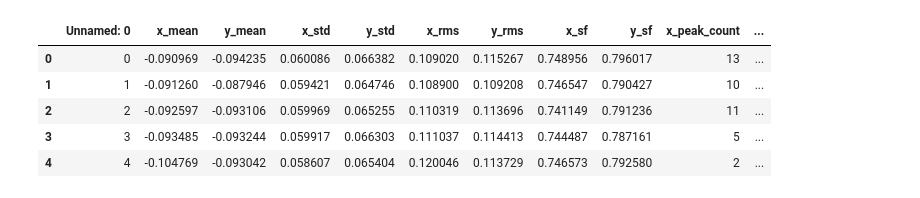
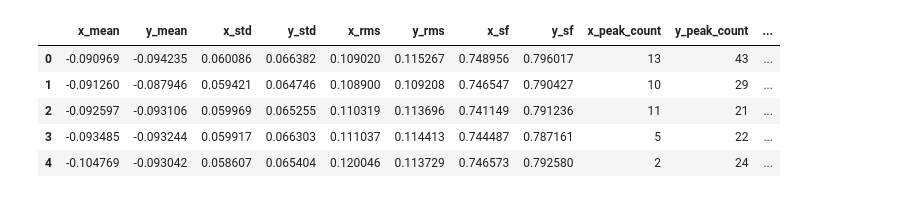
Before and after one commit to KonstantinTheHandsome/DS-Final-Ass, a Jupyter notebook: train/Predictions.IPYNB, the cells around one changed output. Drawn from its saved outputs; the diff is of its cells as text; code cells hidden in the pictures.

Commit message:
predictions

```diff
--- a/train/Predictions.IPYNB
+++ b/train/Predictions.IPYNB
@@ -8,13 +18,13 @@ import statsmodels.api as sm
 # %%
-dat = pd.read_csv(('bearing_prediction_data.csv'))
+dat = pd.read_csv('bearing_prediction_data.csv', index_col= 0)
 dat.head()
 # %% [output]
-|  | Unnamed: 0 | x_mean | y_mean | x_std | y_std | x_rms | y_rms | x_sf | y_sf | x_peak_count | ... |
-| 0 | 0 | -0.090969 | -0.094235 | 0.060086 | 0.066382 | 0.109020 | 0.115267 | 0.748956 | 0.796017 | 13 | ... |
-| 1 | 1 | -0.091260 | -0.087946 | 0.059421 | 0.064746 | 0.108900 | 0.109208 | 0.746547 | 0.790427 | 10 | ... |
-| 2 | 2 | -0.092597 | -0.093106 | 0.059969 | 0.065255 | 0.110319 | 0.113696 | 0.741149 | 0.791236 | 11 | ... |
-| 3 | 3 | -0.093485 | -0.093244 | 0.059917 | 0.066303 | 0.111037 | 0.114413 | 0.744487 | 0.787161 | 5 | ... |
-| 4 | 4 | -0.104769 | -0.093042 | 0.058607 | 0.065404 | 0.120046 | 0.113729 | 0.746573 | 0.792580 | 2 | ... |
+|  | x_mean | y_mean | x_std | y_std | x_rms | y_rms | x_sf | y_sf | x_peak_count | y_peak_count | ... |
+| 0 | -0.090969 | -0.094235 | 0.060086 | 0.066382 | 0.109020 | 0.115267 | 0.748956 | 0.796017 | 13 | 43 | ... |
+| 1 | -0.091260 | -0.087946 | 0.059421 | 0.064746 | 0.108900 | 0.109208 | 0.746547 | 0.790427 | 10 | 29 | ... |
+| 2 | -0.092597 | -0.093106 | 0.059969 | 0.065255 | 0.110319 | 0.113696 | 0.741149 | 0.791236 | 11 | 21 | ... |
+| 3 | -0.093485 | -0.093244 | 0.059917 | 0.066303 | 0.111037 | 0.114413 | 0.744487 | 0.787161 | 5 | 22 | ... |
+| 4 | -0.104769 | -0.093042 | 0.058607 | 0.065404 | 0.120046 | 0.113729 | 0.746573 | 0.792580 | 2 | 24 | ... |
 # %%
 model = smf.ols('bearing_condition ~ x_mean + y_mean + x_std + y_std + x_rms + y_rms + x_sf + y_sf + x_peak_count + y_peak_count', data = dat).fit()
 print(model.summary())
```
Also changed, not shown: parts of 8 cells of this notebook.
